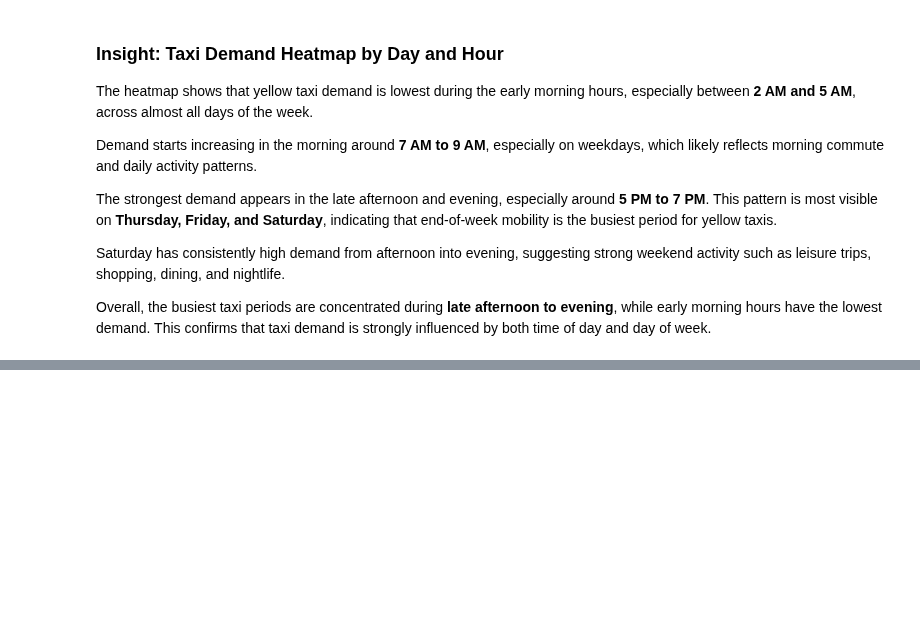
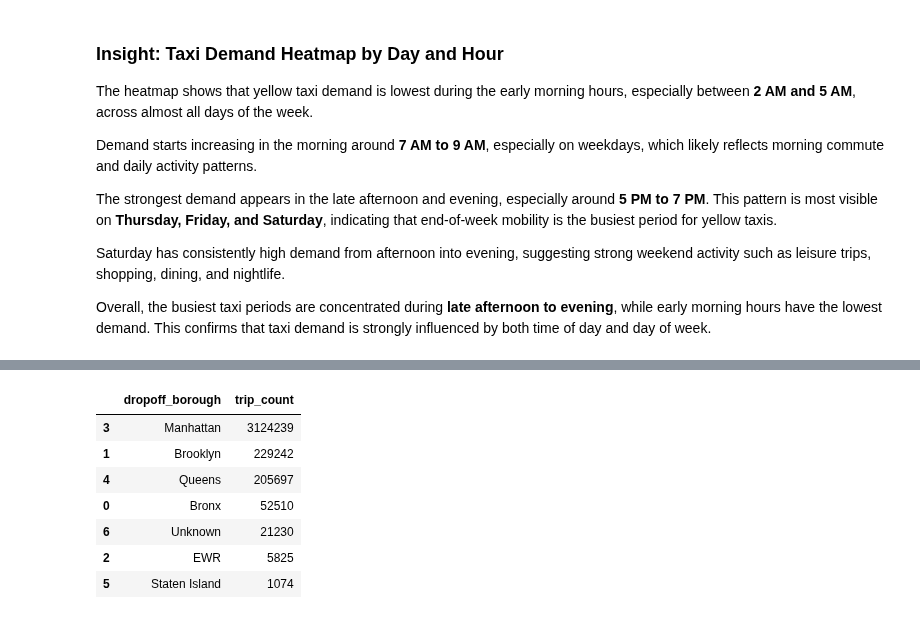
Before and after one commit to fathirrizkifadillah/NYC-Yellow-Taxi-Trip-Analysis, a Jupyter notebook: main.ipynb, the cells around one changed output, grey strips where cells are left out. Drawn from its saved outputs; the diff is of its cells as text; code cells hidden in the pictures; blank space fills up the shorter version.

```diff
--- a/main.ipynb
+++ b/main.ipynb
@@ -747,0 +808,17 @@ Overall, the busiest taxi periods are concentrated during **late afternoon to ev
+# %%
+dropoff_borough_trips = (
+    df_eda.groupby('dropoff_borough')
+    .size()
+    .reset_index(name='trip_count')
+    .sort_values("trip_count", ascending=False)
+)
+dropoff_borough_trips
+# %% [output]
+|  | dropoff_borough | trip_count |
+| 3 | Manhattan | 3124239 |
+| 1 | Brooklyn | 229242 |
+| 4 | Queens | 205697 |
+| 0 | Bronx | 52510 |
+| 6 | Unknown | 21230 |
+| 2 | EWR | 5825 |
+| 5 | Staten Island | 1074 |
```
Also changed, not shown: parts of 6 cells of this notebook, 2 other files.
